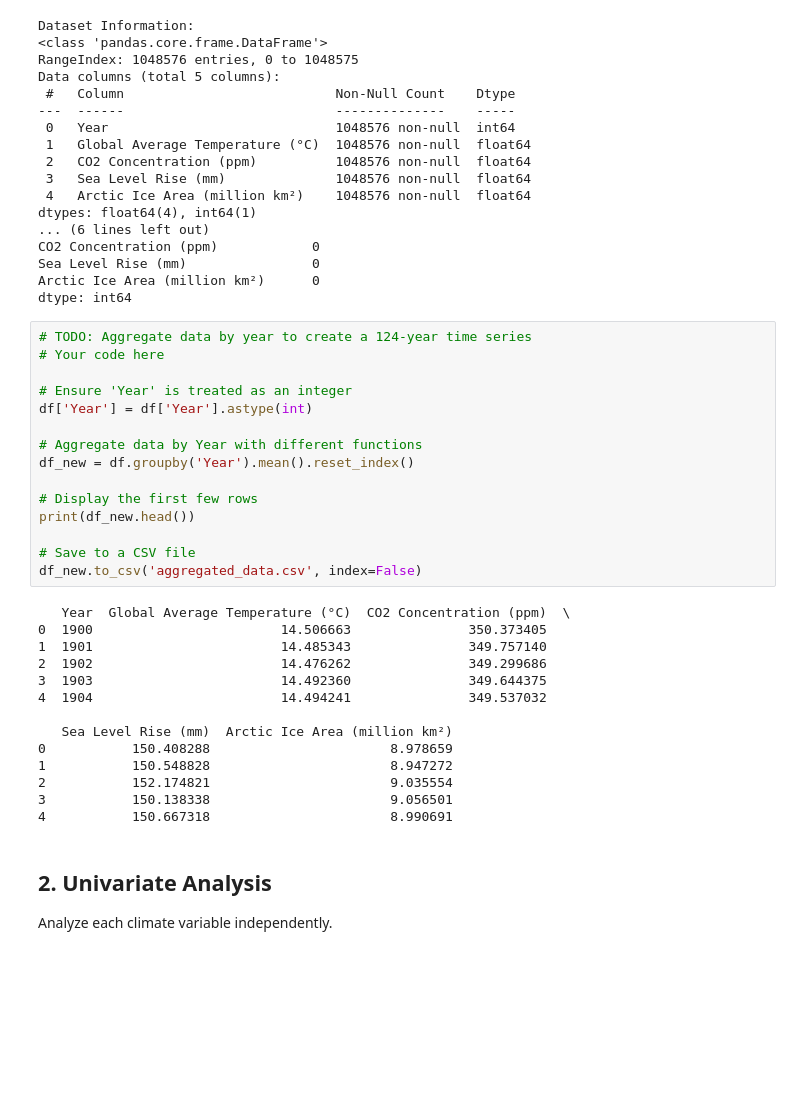
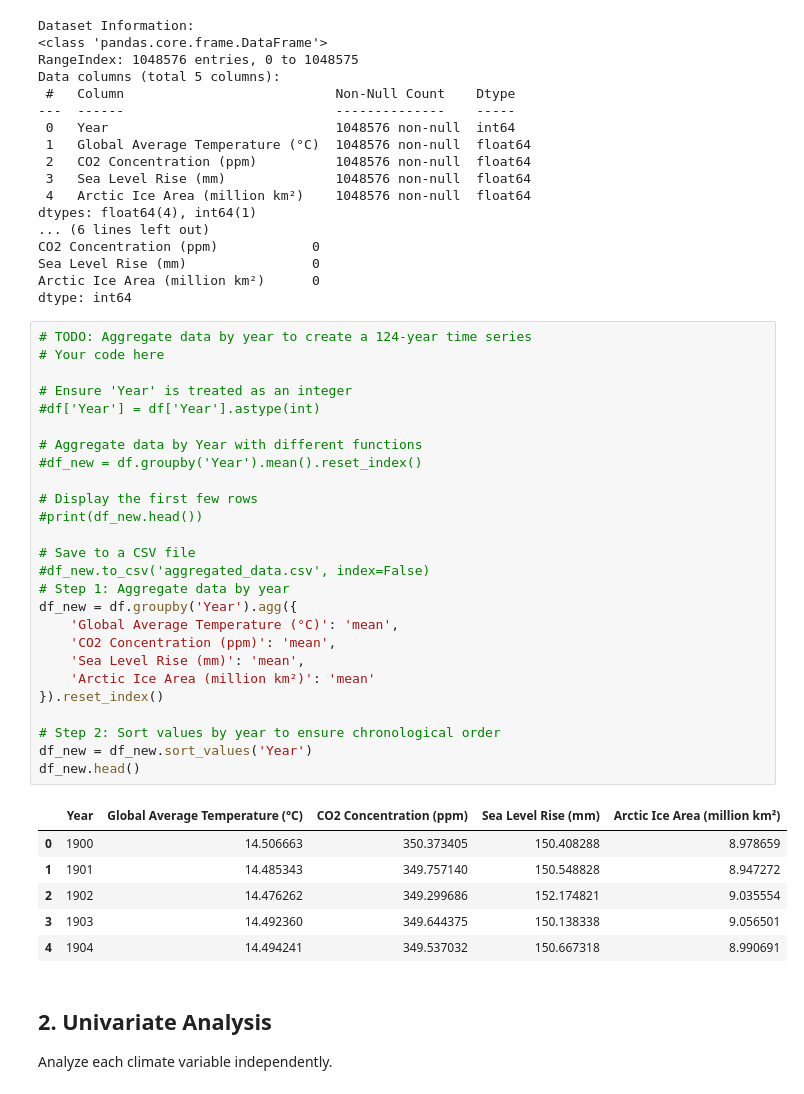
Before and after one commit to Omdena-NIC-Nepal/complete-eda-assignment-group-a-projecthub, a Jupyter notebook: climate_eda.ipynb, the cells around one changed output. Cells and saved outputs as stored; diff of their text form; blank space fills up the shorter version.

```diff
--- a/climate_eda.ipynb
+++ b/climate_eda.ipynb
@@ -60,32 +60,36 @@ dtype: int64
 # %%
 # TODO: Aggregate data by year to create a 124-year time series
 # Your code here
 
 # Ensure 'Year' is treated as an integer
-df['Year'] = df['Year'].astype(int)
+#df['Year'] = df['Year'].astype(int)
 
 # Aggregate data by Year with different functions
-df_new = df.groupby('Year').mean().reset_index()
+#df_new = df.groupby('Year').mean().reset_index()
 
 # Display the first few rows
-print(df_new.head())
+#print(df_new.head())
 
 # Save to a CSV file
-df_new.to_csv('aggregated_data.csv', index=False)
+#df_new.to_csv('aggregated_data.csv', index=False)
+# Step 1: Aggregate data by year
+df_new = df.groupby('Year').agg({
+    'Global Average Temperature (°C)': 'mean',
+    'CO2 Concentration (ppm)': 'mean',
+    'Sea Level Rise (mm)': 'mean',
+    'Arctic Ice Area (million km²)': 'mean'
+}).reset_index()
+
+# Step 2: Sort values by year to ensure chronological order
+df_new = df_new.sort_values('Year')
+df_new.head()
 # %% [output]
-   Year  Global Average Temperature (°C)  CO2 Concentration (ppm)  \
-0  1900                        14.506663               350.373405
-1  1901                        14.485343               349.757140
-2  1902                        14.476262               349.299686
-3  1903                        14.492360               349.644375
-4  1904                        14.494241               349.537032
-
-   Sea Level Rise (mm)  Arctic Ice Area (million km²)
-0           150.408288                       8.978659
-1           150.548828                       8.947272
-2           152.174821                       9.035554
-3           150.138338                       9.056501
-4           150.667318                       8.990691
+|  | Year | Global Average Temperature (°C) | CO2 Concentration (ppm) | Sea Level Rise (mm) | Arctic Ice Area (million km²) |
+| 0 | 1900 | 14.506663 | 350.373405 | 150.408288 | 8.978659 |
+| 1 | 1901 | 14.485343 | 349.757140 | 150.548828 | 8.947272 |
+| 2 | 1902 | 14.476262 | 349.299686 | 152.174821 | 9.035554 |
+| 3 | 1903 | 14.492360 | 349.644375 | 150.138338 | 9.056501 |
+| 4 | 1904 | 14.494241 | 349.537032 | 150.667318 | 8.990691 |
 # %% [markdown]
 ## 2. Univariate Analysis
 
```
Also changed, not shown: parts of 3 cells of this notebook.
